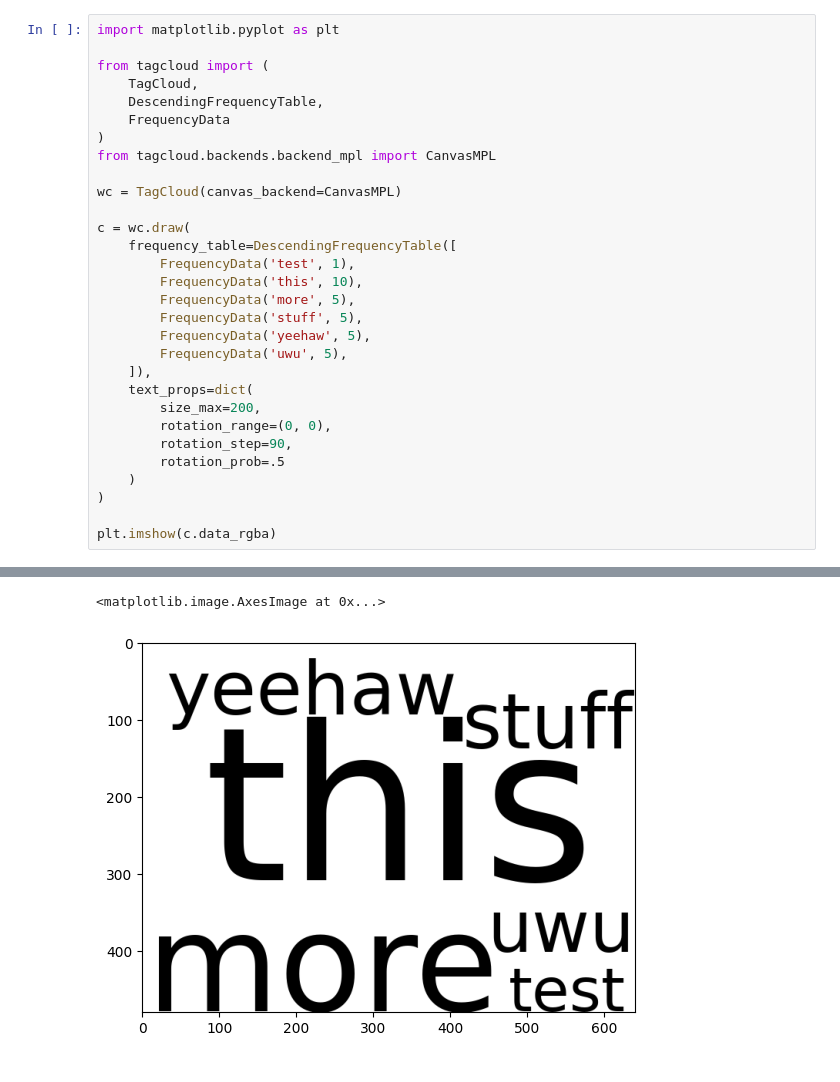
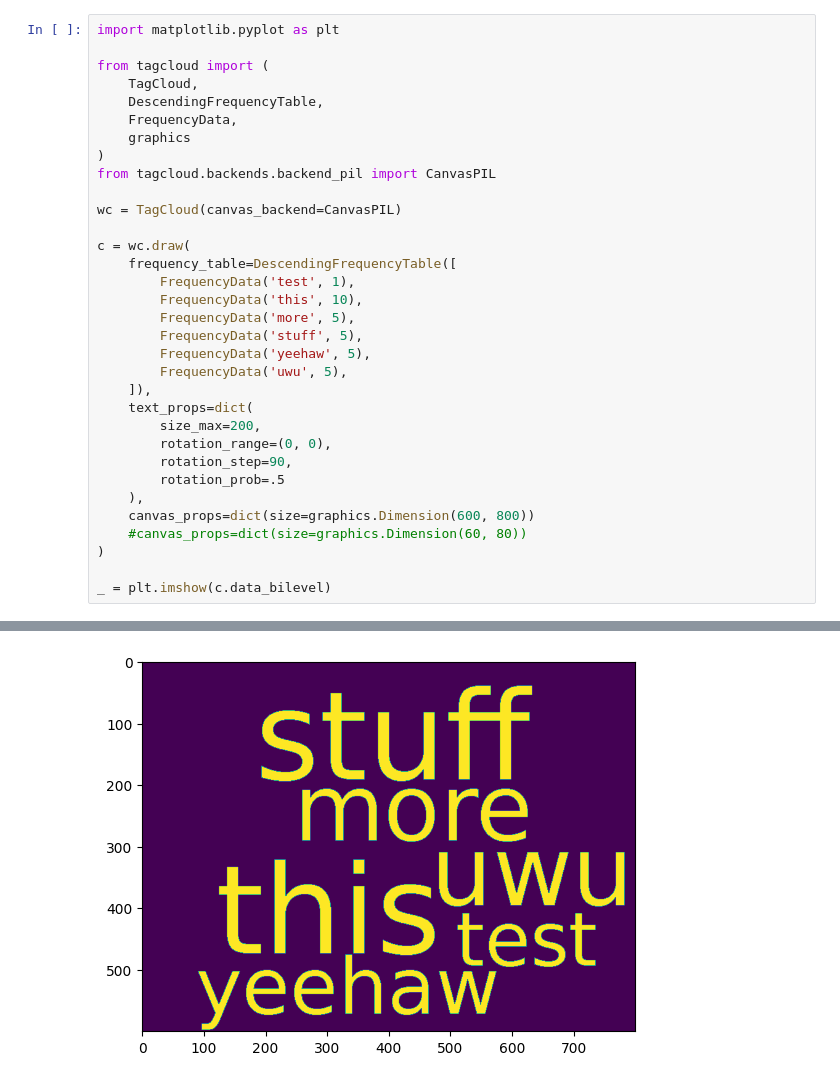
Before and after one commit to oakaigh/python-tagcloud, a Jupyter notebook: examples/basic.ipynb, the cells around one changed output, grey strips where cells are left out. Cells and saved outputs as stored; diff of their text form.

```diff
--- a/examples/basic.ipynb
+++ b/examples/basic.ipynb
@@ -4,11 +4,12 @@ import matplotlib.pyplot as plt
 from tagcloud import (
     TagCloud,
     DescendingFrequencyTable,
-    FrequencyData
+    FrequencyData,
+    graphics
 )
-from tagcloud.backends.backend_mpl import CanvasMPL
+from tagcloud.backends.backend_pil import CanvasPIL
 
-wc = TagCloud(canvas_backend=CanvasMPL)
+wc = TagCloud(canvas_backend=CanvasPIL)
 
 c = wc.draw(
     frequency_table=DescendingFrequencyTable([
@@ -24,8 +25,10 @@ c = wc.draw(
         rotation_range=(0, 0),
         rotation_step=90,
         rotation_prob=.5
-    )
+    ),
+    canvas_props=dict(size=graphics.Dimension(600, 800))
+    #canvas_props=dict(size=graphics.Dimension(60, 80))
 )
 
-plt.imshow(c.data_rgba)
+_ = plt.imshow(c.data_bilevel)
 # %% [output]
@@ -44,2 +52 @@ text TextSpec(content='test', size=57.0, rotation=0, position=Coordinate(x=403,
-<matplotlib.image.AxesImage at 0x...>
-[figure, old version]
+[figure, new version]
```
Also changed, not shown: parts of 1 cell of this notebook, 11 other files.
